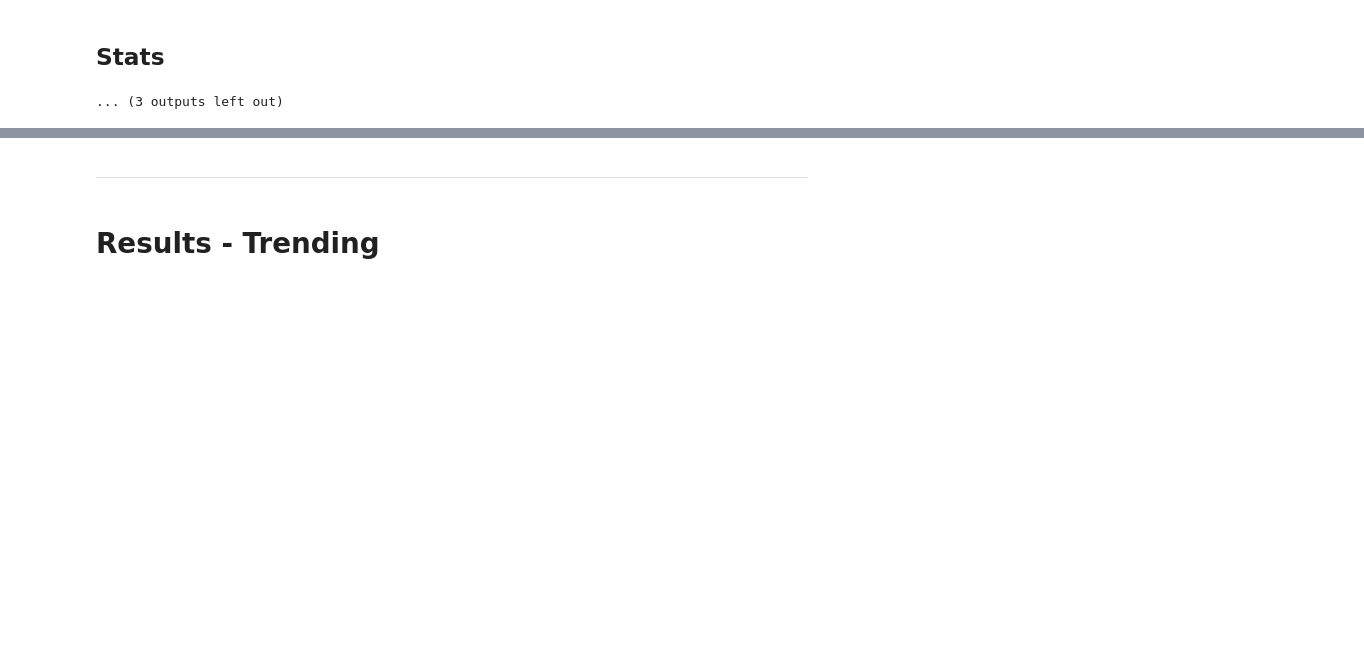
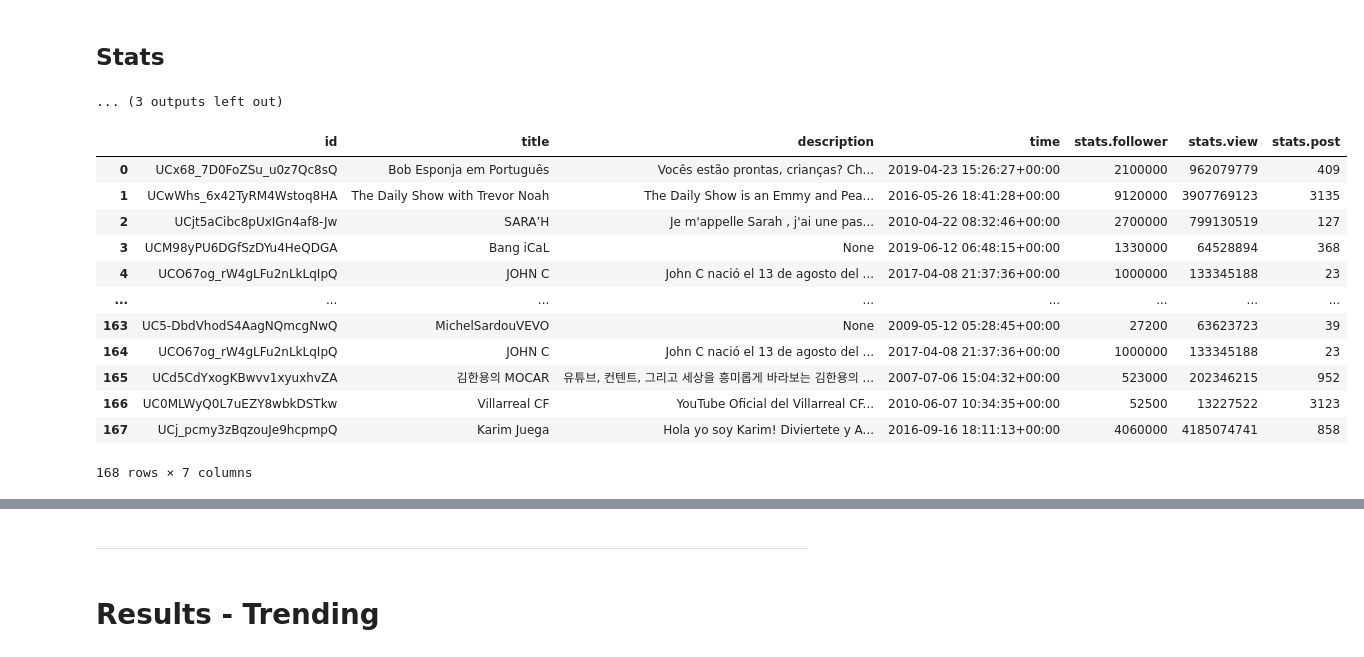
Before and after one commit to oakaigh/cogs108-wi21-group068, a Jupyter notebook: EDA/playground.ipynb, the cells around one changed output, grey strips where cells are left out. Cells and saved outputs as stored; diff of their text form; code cells hidden in the pictures; blank space fills up the shorter version.

```diff
--- a/EDA/playground.ipynb
+++ b/EDA/playground.ipynb
@@ -84,3 +93,44 @@ youtube_search_details.dtypes
 | 4 | UCH2958aySlHIuMzpUE8Xe9A | Tex HS | Olá pessoal, eu sou o Tex HS. \n\... | 2016-06-15 12:19:53+00:00 | 3270000.0 | 1092270410 | 1358 |
 ## Stats
 ... (3 outputs left out)
+# %%
+'''
+from dcollect import restful, plugins
+from dcollect import api_youtube as youtube
+from dcollect import api_youtubei as youtubei
+
+modules = {'http': plugins.fasthttp()}
+headers = None
+
+youtube_o = youtube.api(
+    modules = modules,
+    headers = headers,
+    key = 'AIzaSyAa8yy0GdcGPHdtD083HiGGx_S0vMPScDM',
+    experiment = True
+)
+
+
+
+df_channels_amend = df_from_json(
+    youtube_o.channel.info(
+        id = set(youtube_search_channels['id']) - set(youtube_search_details['creator.id'])
+    )
+)
+
+'''
+# %%
+df_channels_amend
+# %% [output]
+|  | id | title | description | time | stats.follower | stats.view | stats.post |
+| 0 | UCx68_7D0FoZSu_u0z7Qc8sQ | Bob Esponja em Português | Vocês estão prontas, crianças? Ch... | 2019-04-23 15:26:27+00:00 | 2100000 | 962079779 | 409 |
+| 1 | UCwWhs_6x42TyRM4Wstoq8HA | The Daily Show with Trevor Noah | The Daily Show is an Emmy and Pea... | 2016-05-26 18:41:28+00:00 | 9120000 | 3907769123 | 3135 |
+| 2 | UCjt5aCibc8pUxIGn4af8-Jw | SARA’H | Je m'appelle Sarah , j'ai une pas... | 2010-04-22 08:32:46+00:00 | 2700000 | 799130519 | 127 |
+| 3 | UCM98yPU6DGfSzDYu4HeQDGA | Bang iCaL | None | 2019-06-12 06:48:15+00:00 | 1330000 | 64528894 | 368 |
+| 4 | UCO67og_rW4gLFu2nLkLqIpQ | JOHN C | John C nació el 13 de agosto del ... | 2017-04-08 21:37:36+00:00 | 1000000 | 133345188 | 23 |
+| ... | ... | ... | ... | ... | ... | ... | ... |
+| 163 | UC5-DbdVhodS4AagNQmcgNwQ | MichelSardouVEVO | None | 2009-05-12 05:28:45+00:00 | 27200 | 63623723 | 39 |
+| 164 | UCO67og_rW4gLFu2nLkLqIpQ | JOHN C | John C nació el 13 de agosto del ... | 2017-04-08 21:37:36+00:00 | 1000000 | 133345188 | 23 |
+| 165 | UCd5CdYxogKBwvv1xyuxhvZA | 김한용의 MOCAR | 유튜브, 컨텐트, 그리고 세상을 흥미롭게 바라보는 김한용의 ... | 2007-07-06 15:04:32+00:00 | 523000 | 202346215 | 952 |
+| 166 | UC0MLWyQ0L7uEZY8wbkDSTkw | Villarreal CF | YouTube Oficial del Villarreal CF... | 2010-06-07 10:34:35+00:00 | 52500 | 13227522 | 3123 |
+| 167 | UCj_pcmy3zBqzouJe9hcpmpQ | Karim Juega | Hola yo soy Karim! Diviertete y A... | 2016-09-16 18:11:13+00:00 | 4060000 | 4185074741 | 858 |
+168 rows × 7 columns
```
Also changed, not shown: parts of 8 cells of this notebook, 8 other files.
